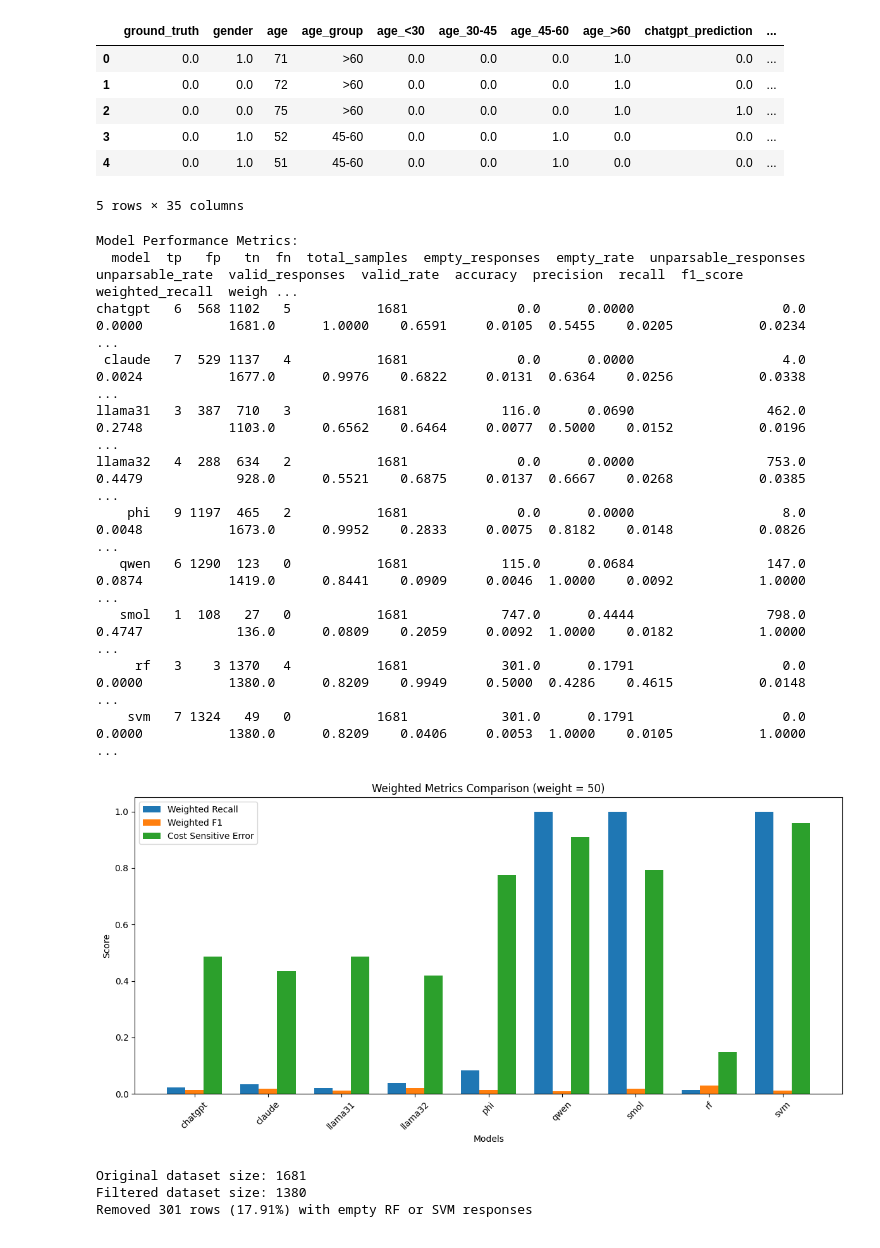
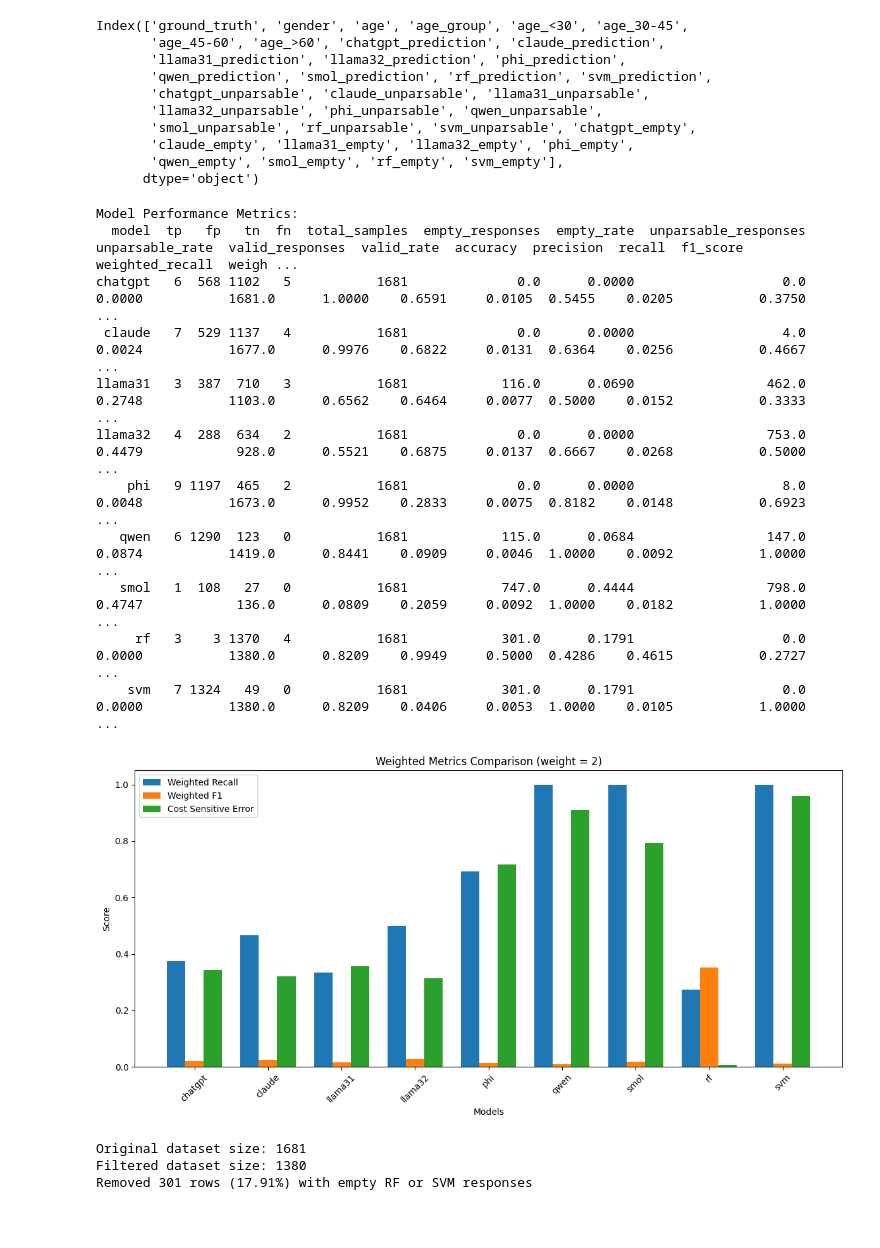
Before and after one commit to HesselTjeerdsma/master-thesis, a Jupyter notebook: src/notebooks/final/performance_analysis.ipynb, the cells around one changed output. Drawn from its saved outputs; the diff is of its cells as text; code cells hidden in the pictures.

```diff
--- a/src/notebooks/final/performance_analysis.ipynb
+++ b/src/notebooks/final/performance_analysis.ipynb
@@ -110,15 +110,18 @@ def prepare_data_for_analysis(df):
 df = pd.read_csv('/home/hessel/code/master-thesis/src/results/final/final_dataset.ssv', sep=";")  # Load your data
 analysis_df = prepare_data_for_analysis(df)
 # %%
-analysis_df.head()
+analysis_df.columns
 # %% [output]
-|  | ground_truth | gender | age | age_group | age_<30 | age_30-45 | age_45-60 | age_>60 | chatgpt_prediction | ... |
-| 0 | 0.0 | 1.0 | 71 | >60 | 0.0 | 0.0 | 0.0 | 1.0 | 0.0 | ... |
-| 1 | 0.0 | 0.0 | 72 | >60 | 0.0 | 0.0 | 0.0 | 1.0 | 0.0 | ... |
-| 2 | 0.0 | 0.0 | 75 | >60 | 0.0 | 0.0 | 0.0 | 1.0 | 1.0 | ... |
-| 3 | 0.0 | 1.0 | 52 | 45-60 | 0.0 | 0.0 | 1.0 | 0.0 | 0.0 | ... |
-| 4 | 0.0 | 1.0 | 51 | 45-60 | 0.0 | 0.0 | 1.0 | 0.0 | 0.0 | ... |
-5 rows × 35 columns
+Index(['ground_truth', 'gender', 'age', 'age_group', 'age_<30', 'age_30-45',
+       'age_45-60', 'age_>60', 'chatgpt_prediction', 'claude_prediction',
+       'llama31_prediction', 'llama32_prediction', 'phi_prediction',
+       'qwen_prediction', 'smol_prediction', 'rf_prediction', 'svm_prediction',
+       'chatgpt_unparsable', 'claude_unparsable', 'llama31_unparsable',
+       'llama32_unparsable', 'phi_unparsable', 'qwen_unparsable',
+       'smol_unparsable', 'rf_unparsable', 'svm_unparsable', 'chatgpt_empty',
+       'claude_empty', 'llama31_empty', 'llama32_empty', 'phi_empty',
+       'qwen_empty', 'smol_empty', 'rf_empty', 'svm_empty'],
+      dtype='object')
 # %%
 import pandas as pd
 import numpy as np
@@ -226,41 +229,41 @@ def plot_weighted_metrics(metrics_df, fraud_weight):
     for i, metric in enumerate(metrics_to_plot):
         plt.bar(x + i*width,
                metrics_df[metric],
                width,
                label=metric.replace('_', ' ').title())
 
     plt.xlabel('Models')
     plt.ylabel('Score')
     plt.title(title)
     plt.xticks(x + width, metrics_df['model'], rotation=45)
     plt.legend()
 
     plt.tight_layout()
     return plt
-fraud_weight = 10
+fraud_weight = 2
 # Usage example:
 metrics_df = analyze_model_metrics(analysis_df,fraud_weight)
 
 # Print overall metrics
 print(f"\nModel Performance Metrics:")
 print(metrics_df.to_string(index=False))
 
 # Create and show the plot
 plot = plot_weighted_metrics(metrics_df, fraud_weight)
 plt.show()
 # %% [output]
 Model Performance Metrics:
   model  tp   fp   tn  fn  total_samples  empty_responses  empty_rate  unparsable_responses  unparsable_rate  valid_responses  valid_rate  accuracy  precision  recall  f1_score  weighted_recall  weigh ...
-chatgpt   6  568 1102   5           1681              0.0      0.0000                   0.0           0.0000           1681.0      1.0000    0.6591     0.0105  0.5455    0.0205           0.0234        ...
- claude   7  529 1137   4           1681              0.0      0.0000                   4.0           0.0024           1677.0      0.9976    0.6822     0.0131  0.6364    0.0256           0.0338        ...
-llama31   3  387  710   3           1681            116.0      0.0690                 462.0           0.2748           1103.0      0.6562    0.6464     0.0077  0.5000    0.0152           0.0196        ...
-llama32   4  288  634   2           1681              0.0      0.0000                 753.0           0.4479            928.0      0.5521    0.6875     0.0137  0.6667    0.0268           0.0385        ...
-    phi   9 1197  465   2           1681              0.0      0.0000                   8.0           0.0048           1673.0      0.9952    0.2833     0.0075  0.8182    0.0148           0.0826        ...
+chatgpt   6  568 1102   5           1681              0.0      0.0000                   0.0           0.0000           1681.0      1.0000    0.6591     0.0105  0.5455    0.0205           0.3750        ...
+ claude   7  529 1137   4           1681              0.0      0.0000                   4.0           0.0024           1677.0      0.9976    0.6822     0.0131  0.6364    0.0256           0.4667        ...
+llama31   3  387  710   3           1681            116.0      0.0690                 462.0           0.2748           1103.0      0.6562    0.6464     0.0077  0.5000    0.0152           0.3333        ...
+llama32   4  288  634   2           1681              0.0      0.0000                 753.0           0.4479            928.0      0.5521    0.6875     0.0137  0.6667    0.0268           0.5000        ...
+    phi   9 1197  465   2           1681              0.0      0.0000                   8.0           0.0048           1673.0      0.9952    0.2833     0.0075  0.8182    0.0148           0.6923        ...
    qwen   6 1290  123   0           1681            115.0      0.0684                 147.0           0.0874           1419.0      0.8441    0.0909     0.0046  1.0000    0.0092           1.0000        ...
    smol   1  108   27   0           1681            747.0      0.4444                 798.0           0.4747            136.0      0.0809    0.2059     0.0092  1.0000    0.0182           1.0000        ...
-     rf   3    3 1370   4           1681            301.0      0.1791                   0.0           0.0000           1380.0      0.8209    0.9949     0.5000  0.4286    0.4615           0.0148        ...
+     rf   3    3 1370   4           1681            301.0      0.1791                   0.0           0.0000           1380.0      0.8209    0.9949     0.5000  0.4286    0.4615           0.2727        ...
     svm   7 1324   49   0           1681            301.0      0.1791                   0.0           0.0000           1380.0      0.8209    0.0406     0.0053  1.0000    0.0105           1.0000        ...
-[figure, old version]
+[figure, new version]
 # %%
 def filter_traditional_ml_responses(analysis_df):
     """
```
Also changed, not shown: parts of 2 cells of this notebook, 4 other files.
